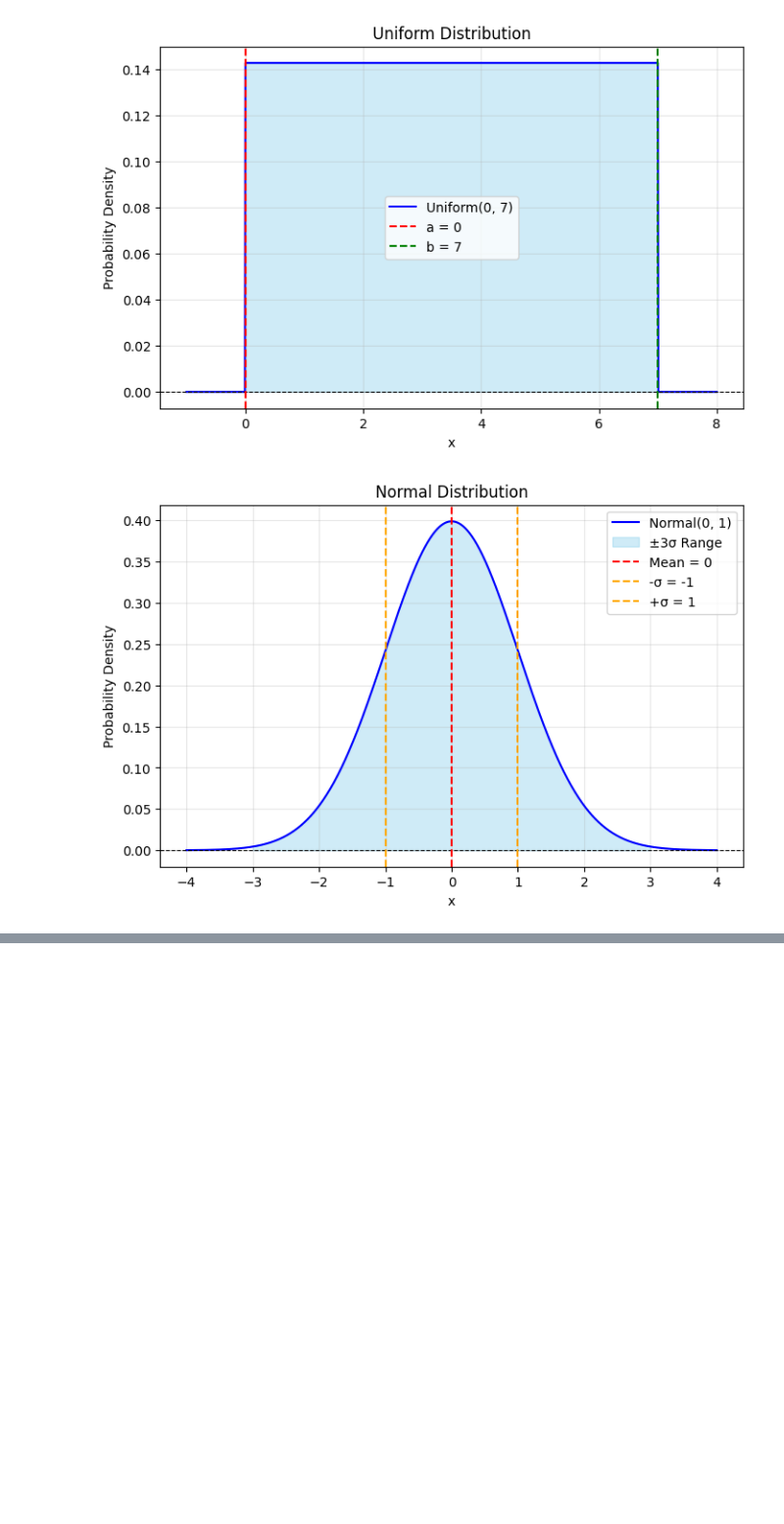
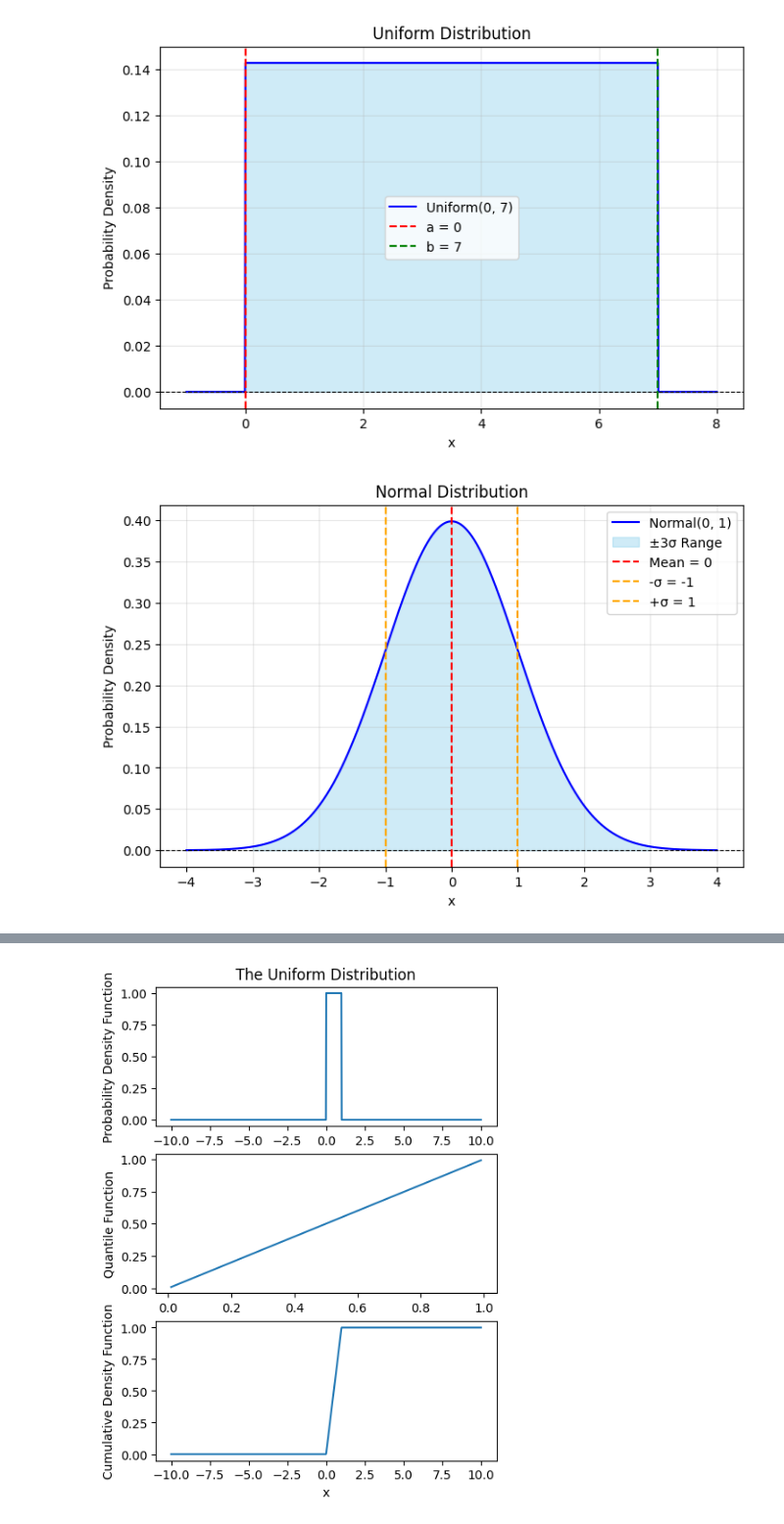
Before and after one commit to 4GeeksAcademy/probability-distribution-exercises-project-with-python3, a Jupyter notebook: notebook/problems.ipynb, the cells around one changed output, grey strips where cells are left out. Shown at 98% size. Cells and saved outputs as stored; diff of their text form; code cells hidden in the pictures; blank space fills up the shorter version.

```diff
--- a/notebook/problems.ipynb
+++ b/notebook/problems.ipynb
@@ -160,0 +260,77 @@ normal_f(0,1,1000)
+# %%
+def pdf_uniform(x, low, high):
+    """
+   returns the Point Estimate of the Uniform Distribution
+
+    x- values for the distribution
+    low- lowest value of the distribution
+    high- highest value of the distribution
+
+
+
+    """
+    result = uniform.pdf(x, loc = low, scale = (high - low))
+
+    return result
+
+def cdf_uniform(q, low , high):
+    """
+    Returns the Cumulative density function of the Uniform distribution
+
+    x- values for the distribution
+    low- lowest value of the distribution
+    high- highest value of the distribution
+
+    """
+    result = uniform.cdf(q, loc = low, scale = (high - low))
+
+    return result
+
+def quantile_unif(p, low, high):
+    """
+    Returns the Percentile of a value on the Uniform Distribution
+
+    p- value to be calculated
+    low- lowest value of the distribution
+    high- highest value of the distribution
+    """
+    result = uniform.ppf(p, loc = low, scale = (high - low))
+
+    return result
+
+def r_unif(n, low , high):
+    """
+    Generates random values from the uniform distribution
+    n- number of values to be generated
+    low- lowest value of the distribution
+    high- highest value of the distribution
+    """
+    result = uniform.rvs(loc = low, scale = (high - low), size = n)
+
+    return result
+
+
+
+
+fig,axis = plt.subplots(3,1,figsize=(5,7))
+
+axis[0].plot(x,pdf_uniform(x,0,1))
+axis[0].set_xlabel("x")
+axis[0].set_ylabel("Probability Density Function")
+axis[0].set_title("The Uniform Distribution")
+
+axis[1].plot(x,quantile_unif(x,0,1))
+axis[1].set_xlabel("x")
+axis[1].set_ylabel("Quantile Function")
+#
+
+
+axis[2].plot(x,cdf_uniform(x,0,1))
+axis[2].set_xlabel("x")
+axis[2].set_ylabel("Cumulative Density Function")
+#axis[2].set_title("The Normal Distribution")
+
+
+plt.show()
+# %% [output]
+[figure, added]
```
Also changed, not shown: parts of 3 cells of this notebook, 1 other file.
